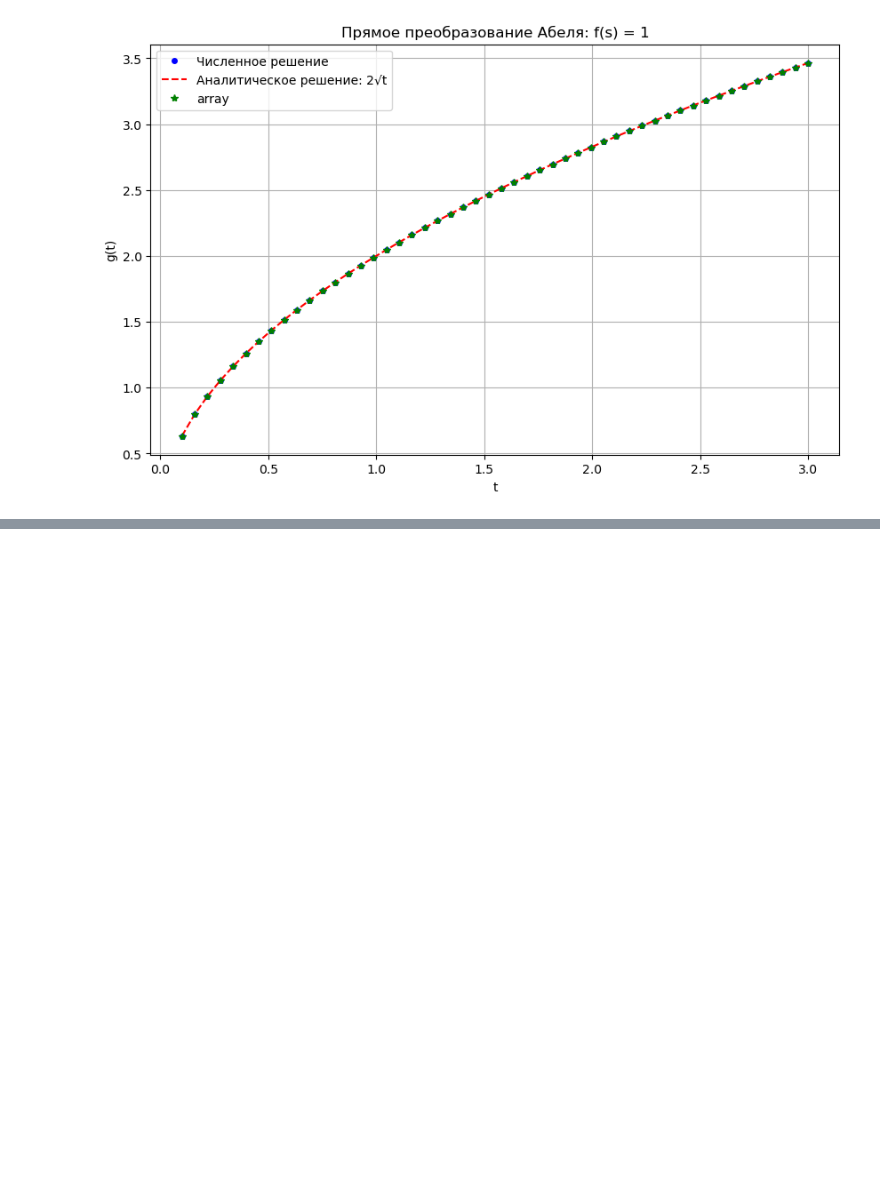
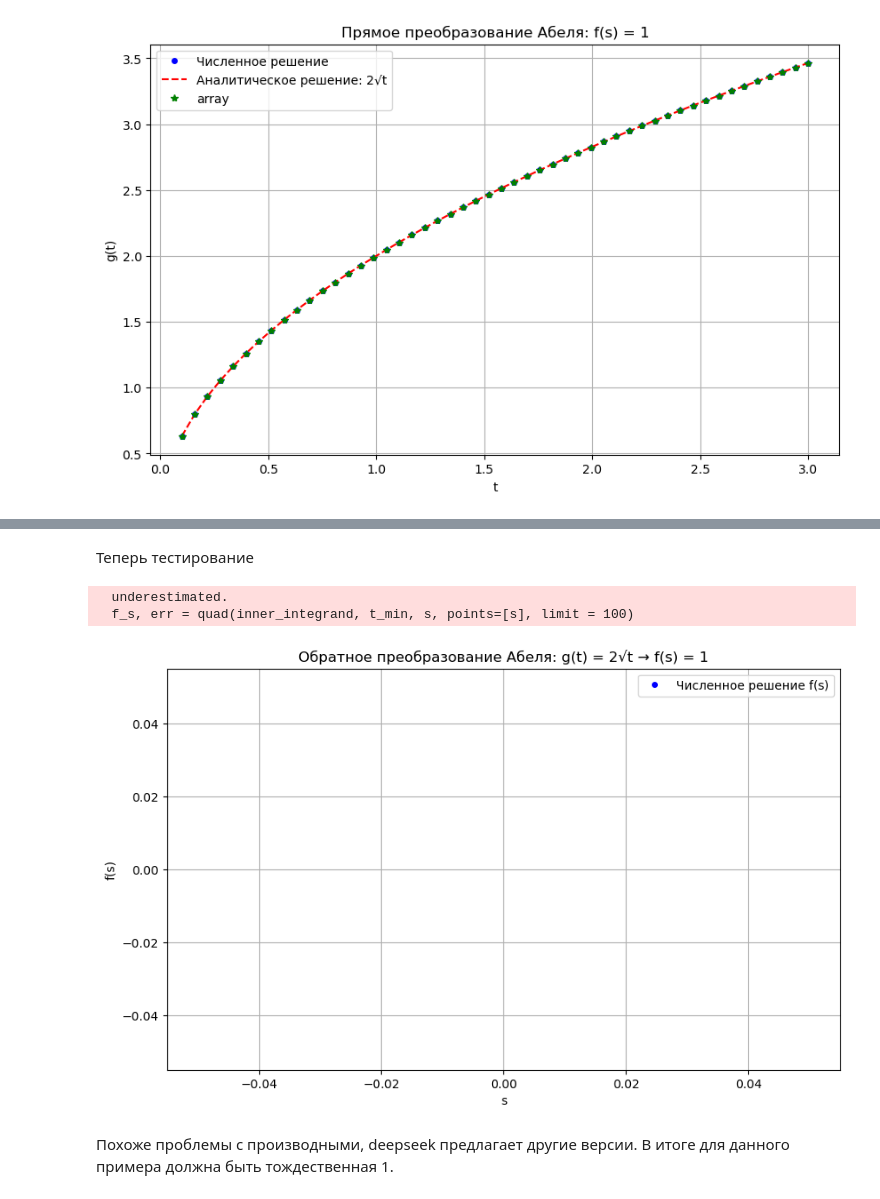
Before and after one commit to MathZIVota/Magnetic-structure-of-galactic-jets-, a Jupyter notebook: program/MathModel_calcJets.ipynb, the cells around one changed output, grey strips where cells are left out. Cells and saved outputs as stored; diff of their text form; code cells hidden in the pictures; blank space fills up the shorter version.

```diff
--- a/program/MathModel_calcJets.ipynb
+++ b/program/MathModel_calcJets.ipynb
@@ -59,7 +62,7 @@ t_points = np.linspace(0.1, 2.0, 10)  # Избегаем t=0 из-за синг
 print("Тест 1: f(s) = 1")
 print("t\tЧисленный g(t)\tАналитический g(t)\tПогрешность")
 for t in t_points:
-    g_num = abel_transform_direct(test_case_1, t)[0]
+    g_num, error = abel_transform_direct(test_case_1, t)
     g_anal = analytical_g1(t)
 
     print(f"{t:.1f}\t{g_num:.6f}\t\t{g_anal:.6f}\t\t{error:.6f}")
@@ -97,0 +172,28 @@ t       Численный g(t)  Аналитический g(t)      Погре
+# %% [markdown]
+Теперь тестирование
+# %%
+def test_g(s):
+    return 2 * np.sqrt(s)
+
+s_array = np.linspace(0.15, 0.9, 25)
+f_reconstructed = inv_abel_transform_direct_array(test_g, s_array)
+
+# Аналитическое решение: для g(t) = 2√t, f(s) должна быть = 1
+f_analytical = np.ones_like(s_array)
+
+# Визуализация
+plt.figure(figsize=(10, 6))
+plt.plot(s_array, f_reconstructed, 'bo', markersize=4, label='Численное решение f(s)')
+#plt.plot(s_array, f_analytical, 'r-', label='Аналитическое решение: f(s) = 1')
+plt.xlabel('s')
+plt.ylabel('f(s)')
+plt.title('Обратное преобразование Абеля: g(t) = 2√t → f(s) = 1')
+plt.legend()
+plt.grid(True)
+plt.show()
+# %% [output]
+  underestimated.
+  f_s, err = quad(inner_integrand, t_min, s, points=[s], limit = 100)
+[figure, added]
+# %% [markdown]
+Похоже проблемы с производными, deepseek предлагает другие версии. В итоге для данного примера должна быть тождественная 1.
```
Also changed, not shown: parts of 6 cells of this notebook.
